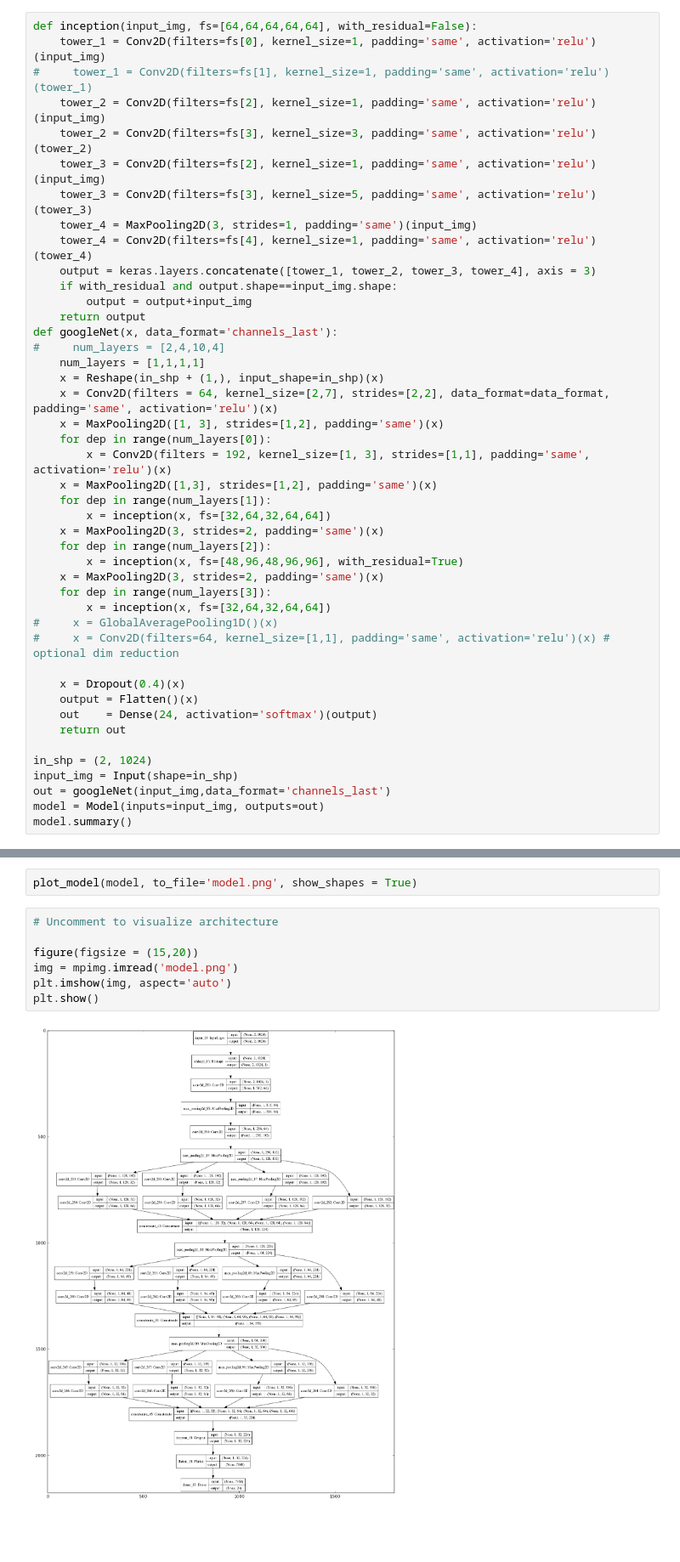
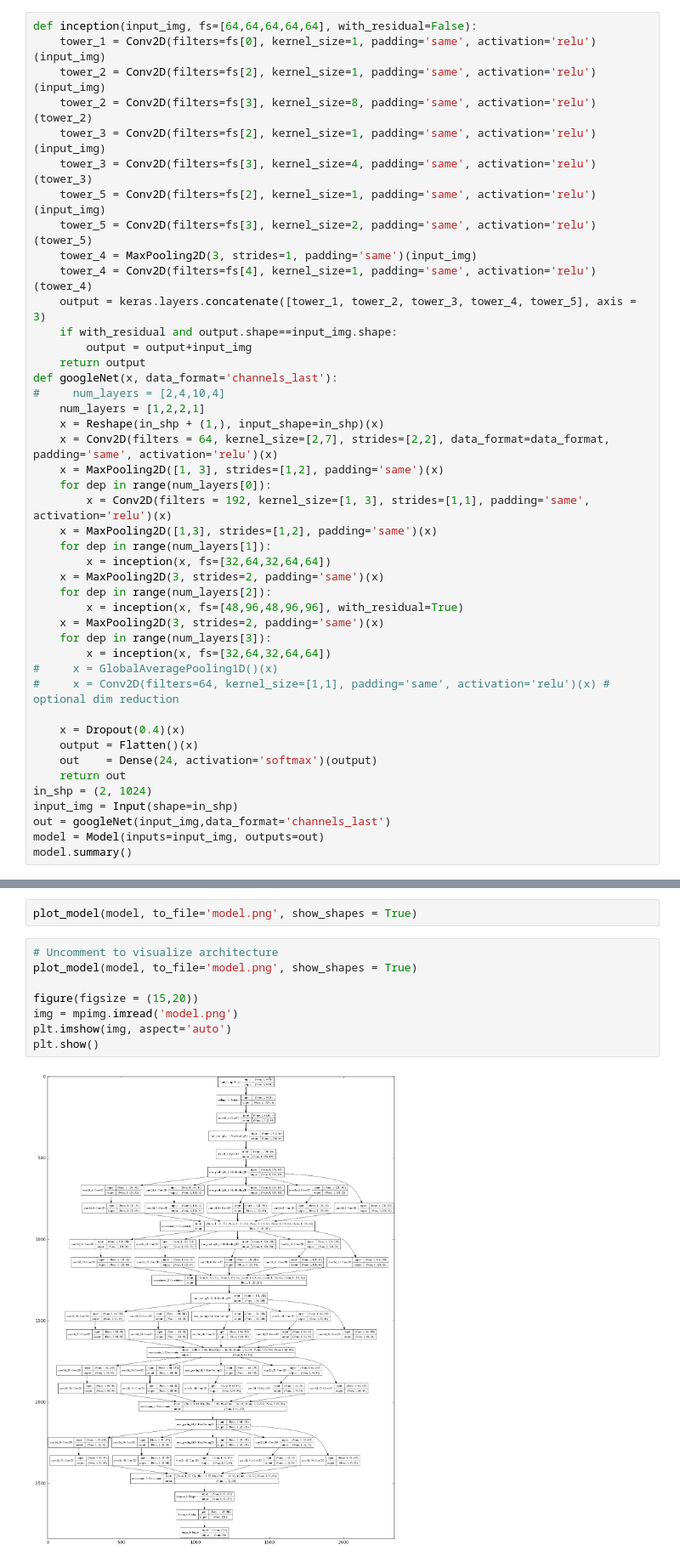
Before and after one commit to yunfanz/army_challenge, a Jupyter notebook: Code Examples and Data Ingest Utilities/morad_scratch.ipynb, the cells around one changed output, grey strips where cells are left out. Shown at 85% size. Drawn from its saved outputs; the diff is of its cells as text; blank space fills up the shorter version.

Commit message:
my best model so far

```diff
--- a/Code Examples and Data Ingest Utilities/morad_scratch.ipynb
+++ b/Code Examples and Data Ingest Utilities/morad_scratch.ipynb
@@ -117,20 +96,21 @@ plt.show()    #data.inspect_signal(index, modType, snrValue, cdata[0], t.tolist(
 # %%
 def inception(input_img, fs=[64,64,64,64,64], with_residual=False):
     tower_1 = Conv2D(filters=fs[0], kernel_size=1, padding='same', activation='relu')(input_img)
-#     tower_1 = Conv2D(filters=fs[1], kernel_size=1, padding='same', activation='relu')(tower_1)
     tower_2 = Conv2D(filters=fs[2], kernel_size=1, padding='same', activation='relu')(input_img)
-    tower_2 = Conv2D(filters=fs[3], kernel_size=3, padding='same', activation='relu')(tower_2)
+    tower_2 = Conv2D(filters=fs[3], kernel_size=8, padding='same', activation='relu')(tower_2)
     tower_3 = Conv2D(filters=fs[2], kernel_size=1, padding='same', activation='relu')(input_img)
-    tower_3 = Conv2D(filters=fs[3], kernel_size=5, padding='same', activation='relu')(tower_3)
+    tower_3 = Conv2D(filters=fs[3], kernel_size=4, padding='same', activation='relu')(tower_3)
+    tower_5 = Conv2D(filters=fs[2], kernel_size=1, padding='same', activation='relu')(input_img)
+    tower_5 = Conv2D(filters=fs[3], kernel_size=2, padding='same', activation='relu')(tower_5)
     tower_4 = MaxPooling2D(3, strides=1, padding='same')(input_img)
     tower_4 = Conv2D(filters=fs[4], kernel_size=1, padding='same', activation='relu')(tower_4)
-    output = keras.layers.concatenate([tower_1, tower_2, tower_3, tower_4], axis = 3)
+    output = keras.layers.concatenate([tower_1, tower_2, tower_3, tower_4, tower_5], axis = 3)
     if with_residual and output.shape==input_img.shape:
         output = output+input_img
     return output
 def googleNet(x, data_format='channels_last'):
 #     num_layers = [2,4,10,4]
-    num_layers = [1,1,1,1]
+    num_layers = [1,2,2,1]
     x = Reshape(in_shp + (1,), input_shape=in_shp)(x)
     x = Conv2D(filters = 64, kernel_size=[2,7], strides=[2,2], data_format=data_format, padding='same', activation='relu')(x)
     x = MaxPooling2D([1, 3], strides=[1,2], padding='same')(x)
@@ -152,7 +132,6 @@ def googleNet(x, data_format='channels_last'):
     output = Flatten()(x)
     out    = Dense(24, activation='softmax')(output)
     return out
-
 in_shp = (2, 1024)
 input_img = Input(shape=in_shp)
 out = googleNet(input_img,data_format='channels_last')
@@ -180,10 +159,11 @@ ________________________________________________________________________________
 plot_model(model, to_file='model.png', show_shapes = True)
 # %%
 # Uncomment to visualize architecture
+plot_model(model, to_file='model.png', show_shapes = True)
 
 figure(figsize = (15,20))
 img = mpimg.imread('model.png')
 plt.imshow(img, aspect='auto')
 plt.show()
 # %% [output]
-[figure, old version]
+[figure, new version]
```
Also changed, not shown: parts of 8 cells of this notebook.
